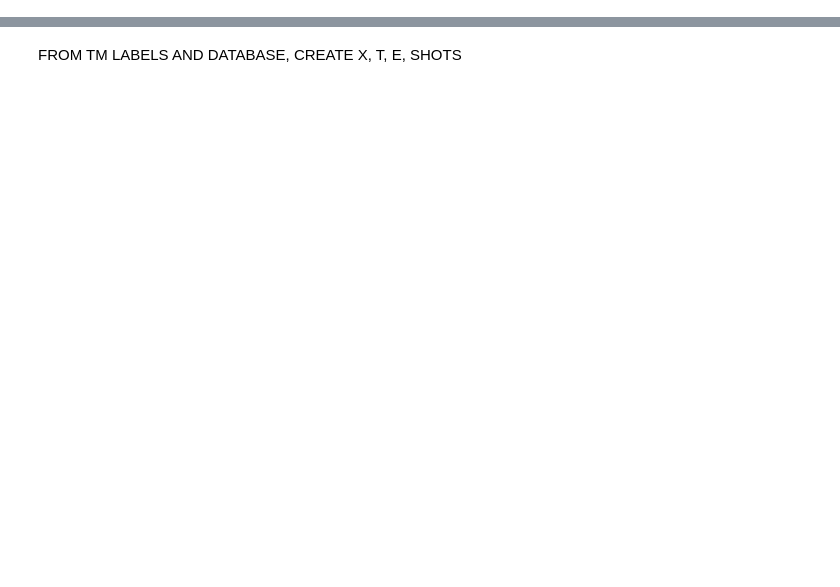
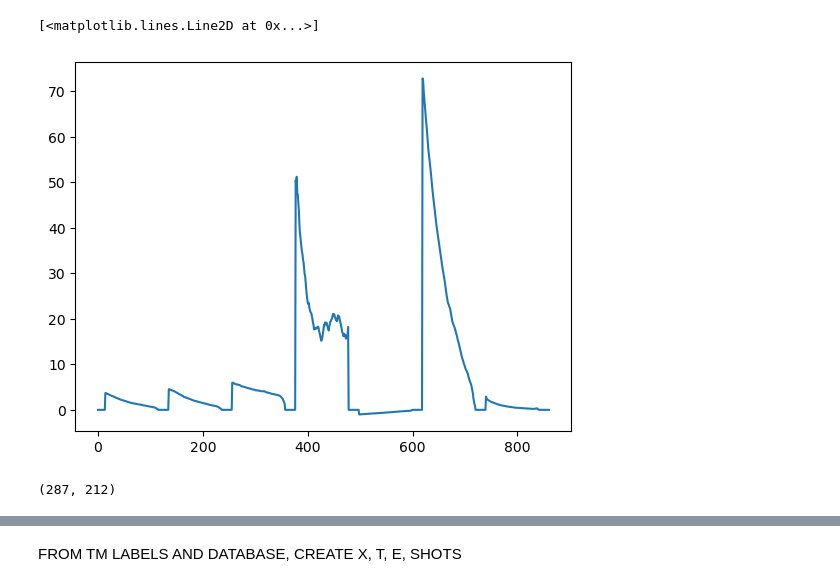
Before and after one commit to PlasmaControl/TearingModeSurvival, a Jupyter notebook: data_processing.ipynb, the cells around one changed output, grey strips where cells are left out. Drawn from its saved outputs; the diff is of its cells as text; code cells hidden in the pictures; blank space fills up the shorter version.

```diff
--- a/data_processing.ipynb
+++ b/data_processing.ipynb
@@ -21,0 +88,5 @@ from sklearn.decomposition import PCA
+# %%
+plt.plot(reformatted_cakenn[5,:])
+# %% [output]
+[<matplotlib.lines.Line2D at 0x...>]
+[figure, added]
@@ -21,0 +351,6 @@ from sklearn.decomposition import PCA
+# %%
+with open('data/x_199073.pkl', 'rb') as f:
+    raw_data_199073 = pickle.load(f)
+print(raw_data_199073.shape)
+# %% [output]
+(287, 212)
```
Also changed, not shown: parts of 49 cells of this notebook.
